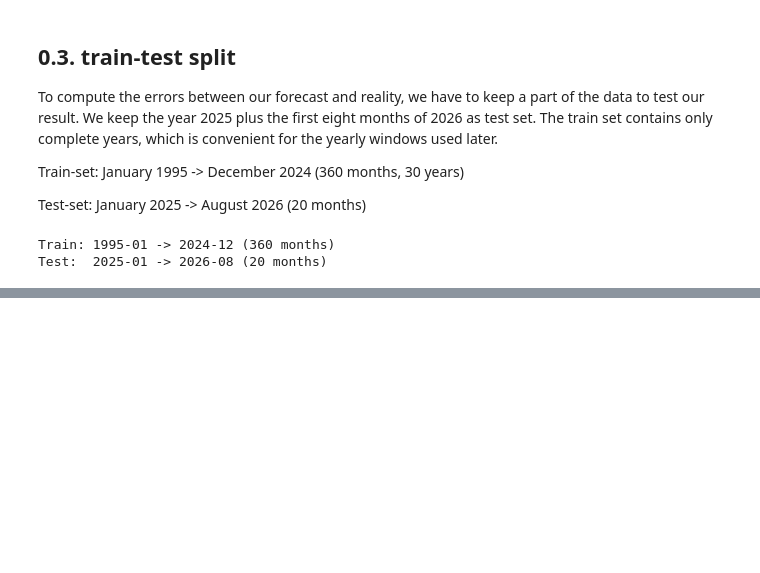
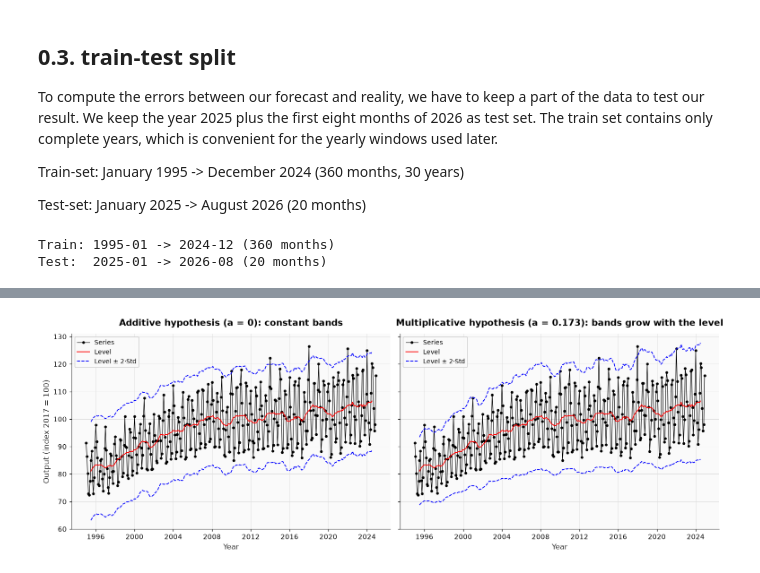
Before and after one commit to loop-enjoyer/TSA_Project, a Jupyter notebook: TSA-Project - Tanguy MANDRILLON.ipynb, the cells around one changed output, grey strips where cells are left out. Drawn from its saved outputs; the diff is of its cells as text; code cells hidden in the pictures; blank space fills up the shorter version.

```diff
--- a/TSA-Project - Tanguy MANDRILLON.ipynb
+++ b/TSA-Project - Tanguy MANDRILLON.ipynb
@@ -144,0 +194,29 @@ Test:  2025-01 -> 2026-08 (20 months)
+# %%
+k = 2  # band half-width, in number of standard deviations
+
+# Level: 12-month centered moving average
+level = df_train["output"].rolling(12, center=True).mean()
+
+# Additive hypothesis (a = 0): constant spread, equal to the average yearly std
+std_add = windows["std"].mean()
+# Multiplicative hypothesis: spread proportional to the level, from the fit Std = a * mean + b
+std_mult = ols.params["mean"] * level + ols.params["const"]
+
+fig, axes = plt.subplots(1, 2, figsize=(14, 5), sharey=True)
+bands = [
+    (axes[0], std_add, "Additive hypothesis (a = 0): constant bands"),
+    (axes[1], std_mult, f"Multiplicative hypothesis (a = {a_hat:.3f}): bands grow with the level"),
+]
+for ax, spread, title in bands:
+    ax.plot(df_train.index, df_train["output"], color="black", marker=".", linewidth=0.8, label="Series")
+    ax.plot(level.index, level, color="red", label="Level")
+    ax.plot(level.index, level + k * spread, color="blue", linestyle="--", label=f"Level ± {k}·Std")
+    ax.plot(level.index, level - k * spread, color="blue", linestyle="--")
+    ax.set_title(title)
+    ax.set_xlabel("Year")
+    ax.legend(loc="upper left")
+axes[0].set_ylabel("Output (index 2017 = 100)")
+plt.tight_layout()
+plt.show()
+# %% [output]
+[figure, added]
```
Also changed, not shown: parts of 24 cells of this notebook.
